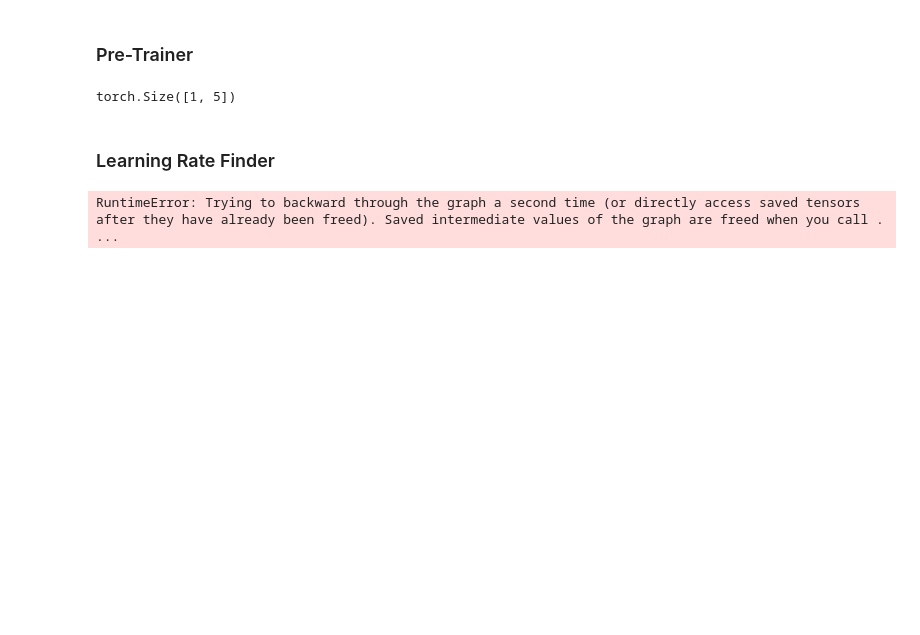
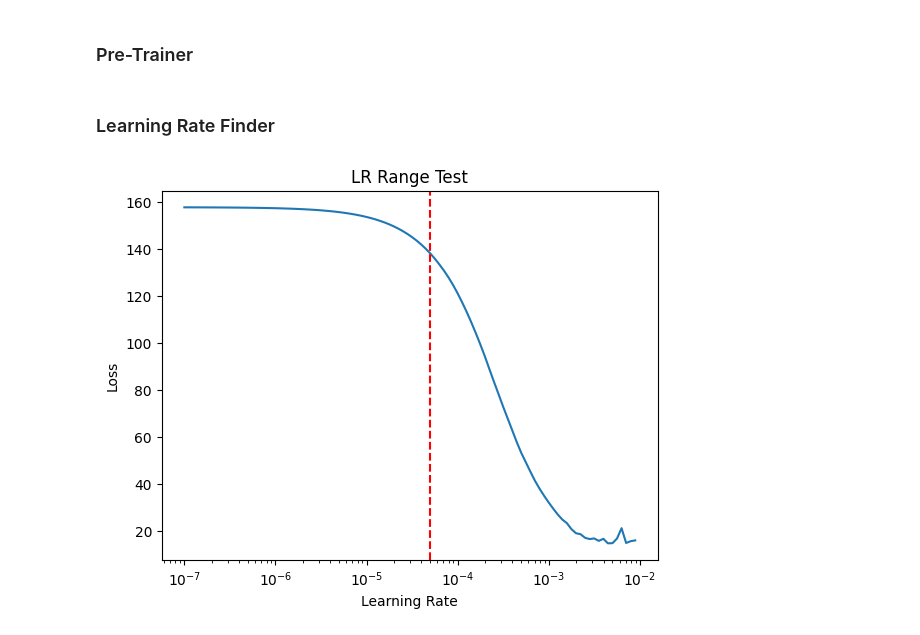
Before and after one commit to oduolaidrisA/Rayleigh_Quotient_PINNs, a Jupyter notebook: RqPINN_with_attention/multidimensional_rqpinn.ipynb, the cells around one changed output. Drawn from its saved outputs; the diff is of its cells as text; code cells hidden in the pictures; blank space fills up the shorter version.

```diff
--- a/RqPINN_with_attention/multidimensional_rqpinn.ipynb
+++ b/RqPINN_with_attention/multidimensional_rqpinn.ipynb
@@ -51,8 +51,8 @@ NVIDIA RTX A6000
 def laplacian(f,x):
   laplace = []
   for i in range(f.shape[1]):
-    u_x = grad(f[:,i], x, grad_outputs=torch.ones_like(f[:,i]), create_graph=True, retain_graph = True)[0]
-    u_xx = grad(u_x, x, grad_outputs=torch.ones_like(u_x), create_graph=True, retain_graph = True)[0]
+    u_x = grad(f[:,i], x, grad_outputs=torch.ones_like(f[:,i]), create_graph=True)[0]
+    u_xx = grad(u_x, x, grad_outputs=torch.ones_like(u_x), create_graph=True)[0]
     laplace.append(u_xx.sum(dim=1, keepdim=True)) #Sum the 2nd derivatives across the dimensions
   laplace = torch.cat(laplace, dim=1)
   return laplace
@@ -199,9 +196,3 @@ class qNN(torch.nn.Module):
 def fg(x, s):
   """Batch of Gaussians for different widths."""
   return torch.exp(-x.pow(2).sum(dim=1, keepdim=True)/ (s.unsqueeze(0)) ** 2)  # (n_points, n_functions)
-
-N_max = cfg.eig_num
-pn = torch.arange(1,N_max+1).to(device) #Sequence from 1 to number of eigenvalues
-pn.unsqueeze(0).shape
-# %% [output]
-torch.Size([1, 5])
@@ -243,32 +241,32 @@ start_lr = 1e-7
 end_lr = 0.01
 num_iter = 100
 lr_mult = (end_lr / start_lr) ** (1/num_iter)
 
 lr = start_lr
 
 for iteration in range(num_iter):
     optimizer_lr.param_groups[0]['lr'] = lr
 
     optimizer_lr.zero_grad()
     pde_loss, n_loss, cosine_loss,En= common_train_step(model_lr,x_lhs,vx,cfg)
     monotone_loss =monotonicity_penalty(En, margin = 0.1)
     loss = pde_loss + n_loss+ cosine_loss + monotone_loss
-    loss.backward()
+    loss.backward(retain_graph = True)
 
     optimizer_lr.step()
 
     lrs.append(lr)
     losses.append(loss.item())
 
     lr *= lr_mult  # increase learning rate exponentially
 
 # Plot the result
 plt.plot(lrs, losses)
 plt.xscale('log')
 plt.axvline(x=5e-5, color='red', linestyle='--')
 plt.xlabel('Learning Rate')
 plt.ylabel('Loss')
 plt.title('LR Range Test')
 plt.show()
 # %% [output]
-RuntimeError: Trying to backward through the graph a second time (or directly access saved tensors after they have already been freed). Saved intermediate values of the graph are freed when you call . ...
+[figure, added]
```
Also changed, not shown: parts of 10 cells of this notebook, 1 other file.
